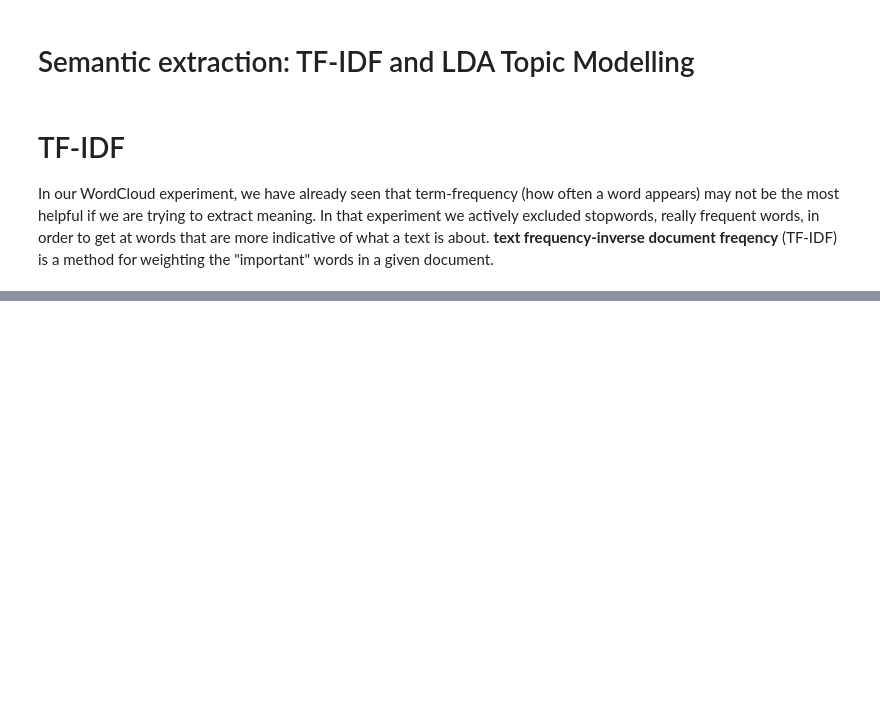
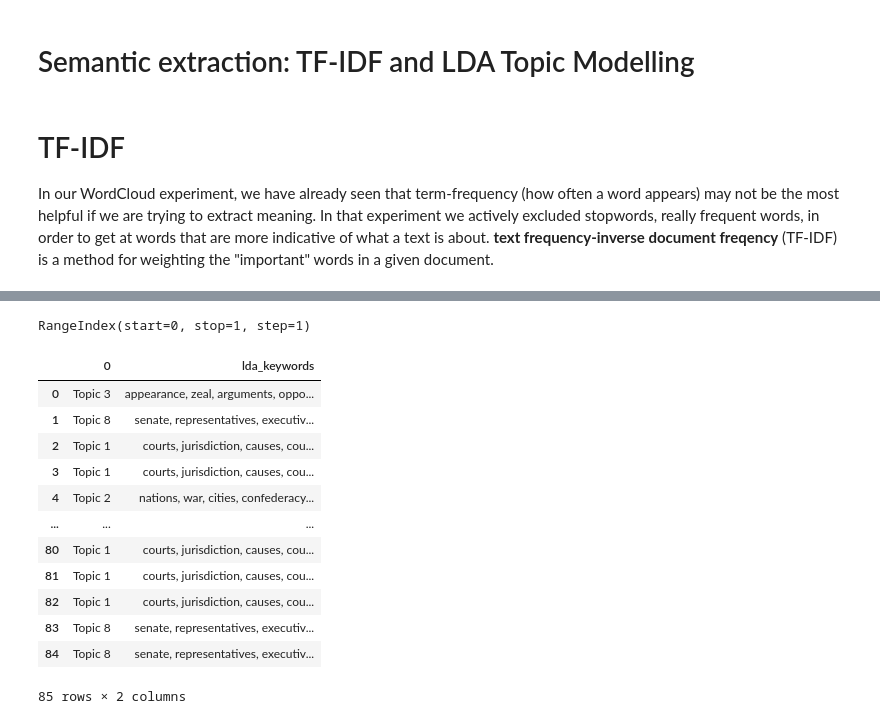
Before and after one commit to hlapin/DHTeaching, a Jupyter notebook: Getting_Started_With_Text_Mining_Stylometry,_TF_IDF,_Topic_Modelling.ipynb, the cells around one changed output, grey strips where cells are left out. Saved outputs shown, nothing was run; the diff lists cells and outputs as text; code cells hidden in the pictures; blank space fills up the shorter version.

```diff
--- a/Getting_Started_With_Text_Mining_Stylometry,_TF_IDF,_Topic_Modelling.ipynb
+++ b/Getting_Started_With_Text_Mining_Stylometry,_TF_IDF,_Topic_Modelling.ipynb
@@ -698,8 +908,23 @@ topics_df
 # %%
 # topics (and topic words) most closely associated with document
 df = pd.DataFrame(document_topic_distributions.idxmax(axis=1))
-df['lda_keywords'] = df[0].apply(lambda x :
-                           .loc[topics_df['topic'] == x, 'topic words'].item())
-
+df['lda_keywords'] = df[0].apply(lambda x : topics_df.loc[topics_df['topic'] == x, 'topic words'].item())
+# x = topics_df.loc[topics_df['topic'] == 'Topic 1', 'topic words'].item()
+# x
 df
+# %% [output]
+RangeIndex(start=0, stop=1, step=1)
+|  | 0 | lda_keywords |
+| 0 | Topic 3 | appearance, zeal, arguments, oppo... |
+| 1 | Topic 8 | senate, representatives, executiv... |
+| 2 | Topic 1 | courts, jurisdiction, causes, cou... |
+| 3 | Topic 1 | courts, jurisdiction, causes, cou... |
+| 4 | Topic 2 | nations, war, cities, confederacy... |
+| ... | ... | ... |
+| 80 | Topic 1 | courts, jurisdiction, causes, cou... |
+| 81 | Topic 1 | courts, jurisdiction, causes, cou... |
+| 82 | Topic 1 | courts, jurisdiction, causes, cou... |
+| 83 | Topic 8 | senate, representatives, executiv... |
+| 84 | Topic 8 | senate, representatives, executiv... |
+85 rows × 2 columns
 # %%
```
Also changed, not shown: parts of 39 cells of this notebook.
